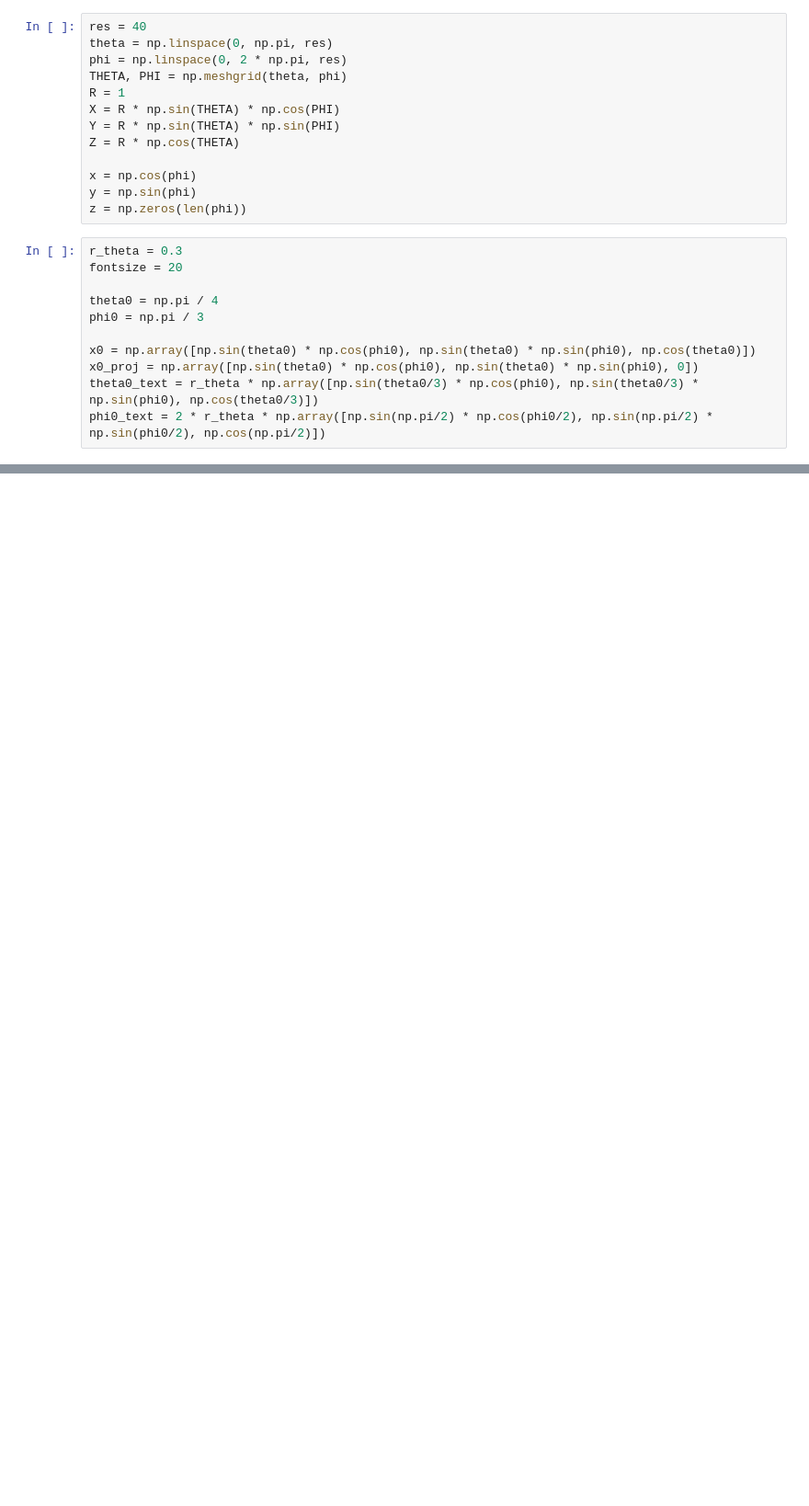
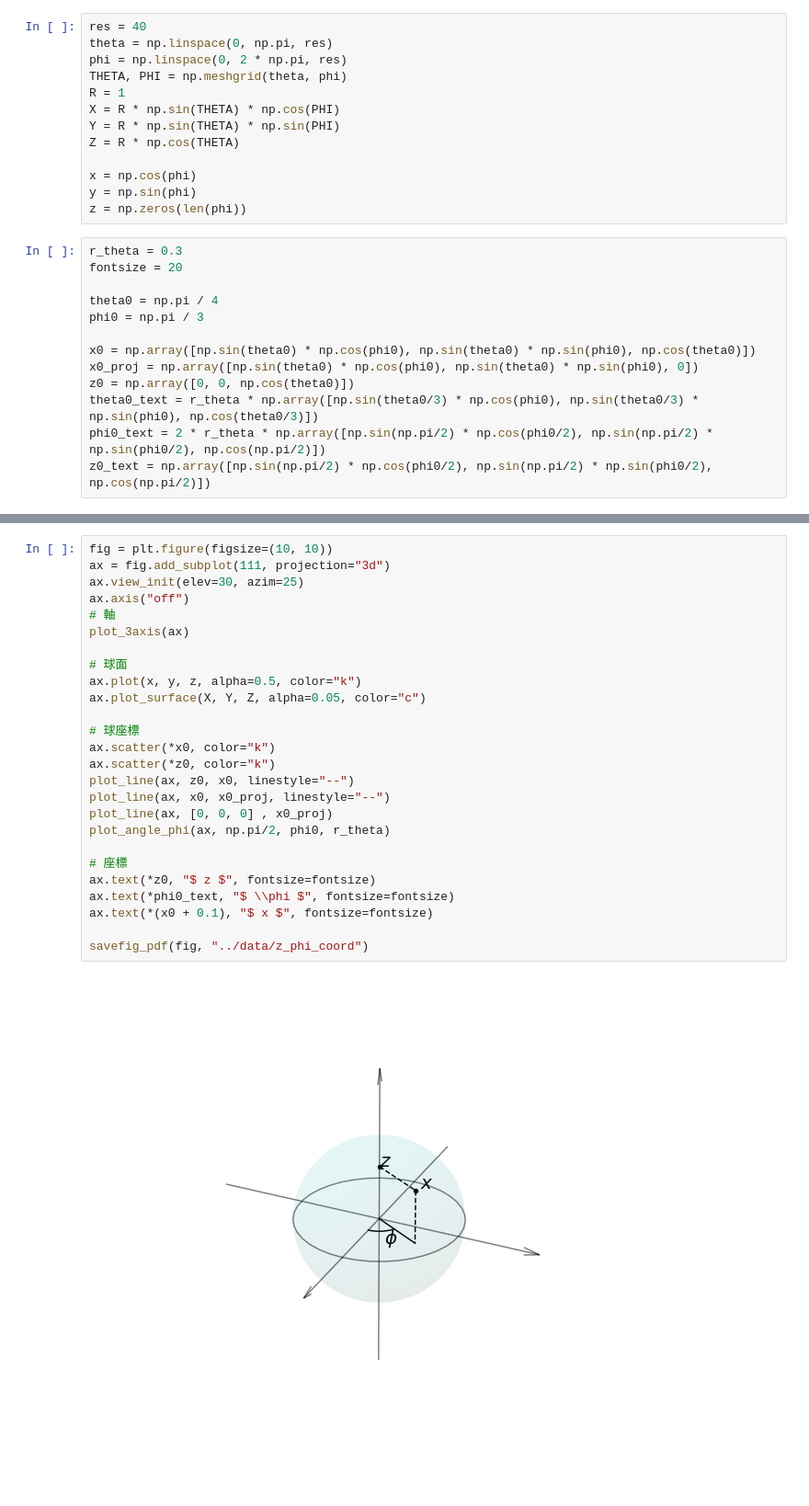
Before and after one commit to KotaTakeda/visualizations, a Jupyter notebook: matplotlib/notebooks/sp_coord.ipynb, the cells around one changed output, grey strips where cells are left out. Shown: that part at 92% size. Saved outputs shown, nothing was run; the diff lists cells and outputs as text; blank space fills up the shorter version.

```diff
--- a/matplotlib/notebooks/sp_coord.ipynb
+++ b/matplotlib/notebooks/sp_coord.ipynb
@@ -52,8 +52,10 @@ phi0 = np.pi / 3
 
 x0 = np.array([np.sin(theta0) * np.cos(phi0), np.sin(theta0) * np.sin(phi0), np.cos(theta0)])
 x0_proj = np.array([np.sin(theta0) * np.cos(phi0), np.sin(theta0) * np.sin(phi0), 0])
+z0 = np.array([0, 0, np.cos(theta0)])
 theta0_text = r_theta * np.array([np.sin(theta0/3) * np.cos(phi0), np.sin(theta0/3) * np.sin(phi0), np.cos(theta0/3)])
 phi0_text = 2 * r_theta * np.array([np.sin(np.pi/2) * np.cos(phi0/2), np.sin(np.pi/2) * np.sin(phi0/2), np.cos(np.pi/2)])
+z0_text = np.array([np.sin(np.pi/2) * np.cos(phi0/2), np.sin(np.pi/2) * np.sin(phi0/2), np.cos(np.pi/2)])
 # %%
 fig = plt.figure(figsize=(10, 10))
 ax = fig.add_subplot(111, projection="3d")
@@ -82,3 +84,31 @@ ax.text(*(x0 + 0.1), "$ x $", fontsize=fontsize)
 savefig_pdf(fig, "../data/sp_coord")
 # %% [output]
 [figure]
+# %%
+fig = plt.figure(figsize=(10, 10))
+ax = fig.add_subplot(111, projection="3d")
+ax.view_init(elev=30, azim=25)
+ax.axis("off")
+# 軸
+plot_3axis(ax)
+
+# 球面
+ax.plot(x, y, z, alpha=0.5, color="k")
+ax.plot_surface(X, Y, Z, alpha=0.05, color="c")
+
+# 球座標
+ax.scatter(*x0, color="k")
+ax.scatter(*z0, color="k")
+plot_line(ax, z0, x0, linestyle="--")
+plot_line(ax, x0, x0_proj, linestyle="--")
+plot_line(ax, [0, 0, 0] , x0_proj)
+plot_angle_phi(ax, np.pi/2, phi0, r_theta)
+
+# 座標
+ax.text(*z0, "$ z $", fontsize=fontsize)
+ax.text(*phi0_text, "$ \\phi $", fontsize=fontsize)
+ax.text(*(x0 + 0.1), "$ x $", fontsize=fontsize)
+
+savefig_pdf(fig, "../data/z_phi_coord")
+# %% [output]
+[figure, added]
```
Also changed, not shown: 7 other files.
